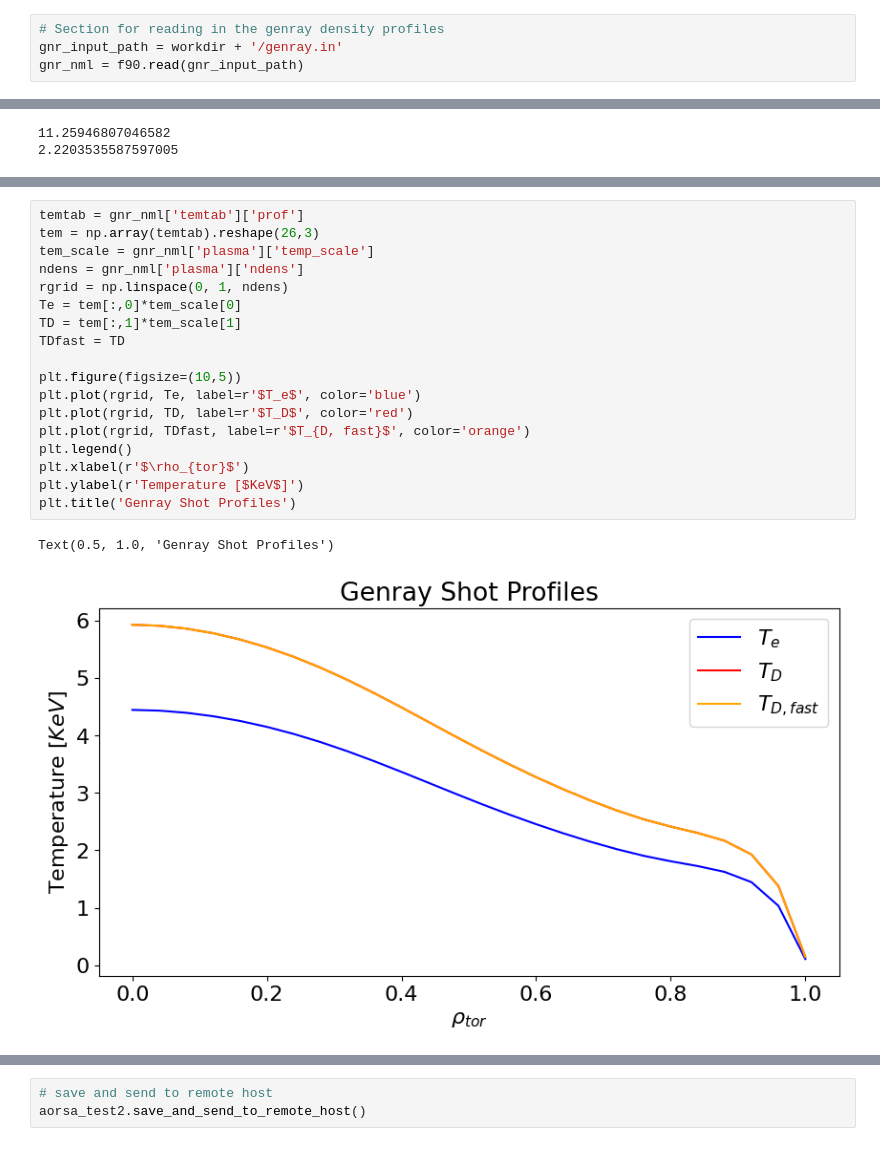
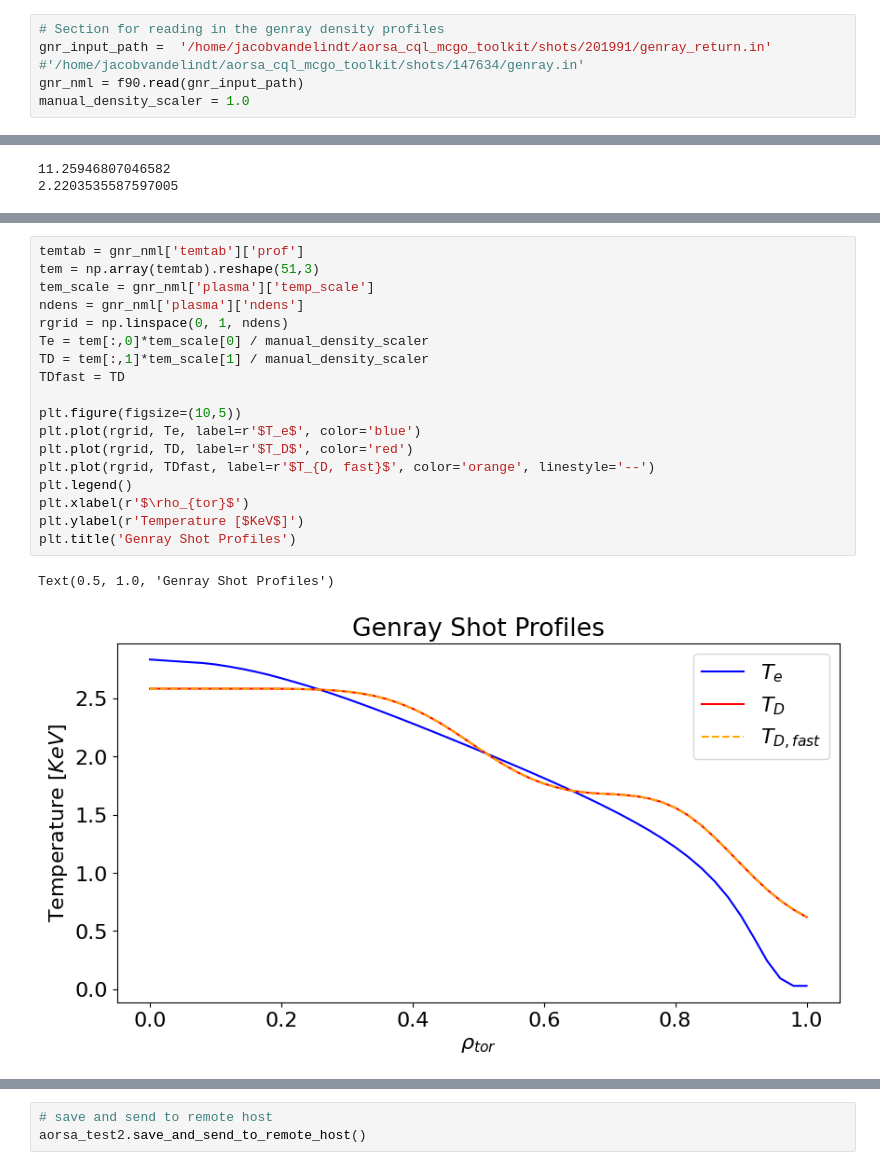
Before and after one commit to vandelij/aorsa_cql_mcgo_toolkit, a Jupyter notebook: shots/147634/setup_aorsa_work.ipynb, the cells around one changed output, grey strips where cells are left out. Saved outputs shown, nothing was run; the diff lists cells and outputs as text.

```diff
--- a/shots/147634/setup_aorsa_work.ipynb
+++ b/shots/147634/setup_aorsa_work.ipynb
@@ -51,8 +51,9 @@ perlmutter_path_to_case = '~/aorsa3/aorsa/jacob_local/shots/DIIID147634/'  #'~/a
 # np.savetxt('DIIIDwall.txt', save_points)
 # %%
 # Section for reading in the genray density profiles
-gnr_input_path = workdir + '/genray.in'
+gnr_input_path =  '/home/jacobvandelindt/aorsa_cql_mcgo_toolkit/shots/201991/genray_return.in' #'/home/jacobvandelindt/aorsa_cql_mcgo_toolkit/shots/147634/genray.in'
 gnr_nml = f90.read(gnr_input_path)
+manual_density_scaler = 1.0
 # %%
 w = 2*np.pi*96e6
 fast_density_factor = 0.05
@@ -92,24 +93,24 @@ Text(0.5, 1.0, 'Genray Shot Profiles')
 # %%
 temtab = gnr_nml['temtab']['prof']
-tem = np.array(temtab).reshape(26,3)
+tem = np.array(temtab).reshape(51,3)
 tem_scale = gnr_nml['plasma']['temp_scale']
 ndens = gnr_nml['plasma']['ndens']
 rgrid = np.linspace(0, 1, ndens)
-Te = tem[:,0]*tem_scale[0]
-TD = tem[:,1]*tem_scale[1]
+Te = tem[:,0]*tem_scale[0] / manual_density_scaler
+TD = tem[:,1]*tem_scale[1] / manual_density_scaler
 TDfast = TD
 
 plt.figure(figsize=(10,5))
 plt.plot(rgrid, Te, label=r'$T_e$', color='blue')
 plt.plot(rgrid, TD, label=r'$T_D$', color='red')
-plt.plot(rgrid, TDfast, label=r'$T_{D, fast}$', color='orange')
+plt.plot(rgrid, TDfast, label=r'$T_{D, fast}$', color='orange', linestyle='--')
 plt.legend()
 plt.xlabel(r'$\rho_{tor}$')
 plt.ylabel(r'Temperature [$KeV$]')
 plt.title('Genray Shot Profiles')
 # %% [output]
 Text(0.5, 1.0, 'Genray Shot Profiles')
-[figure, old version]
+[figure, new version]
 # %%
 # here, I am going to try uploading the genray profiles and plotting.
 # testing
```
Also changed, not shown: parts of 8 cells of this notebook, 5 other files.
